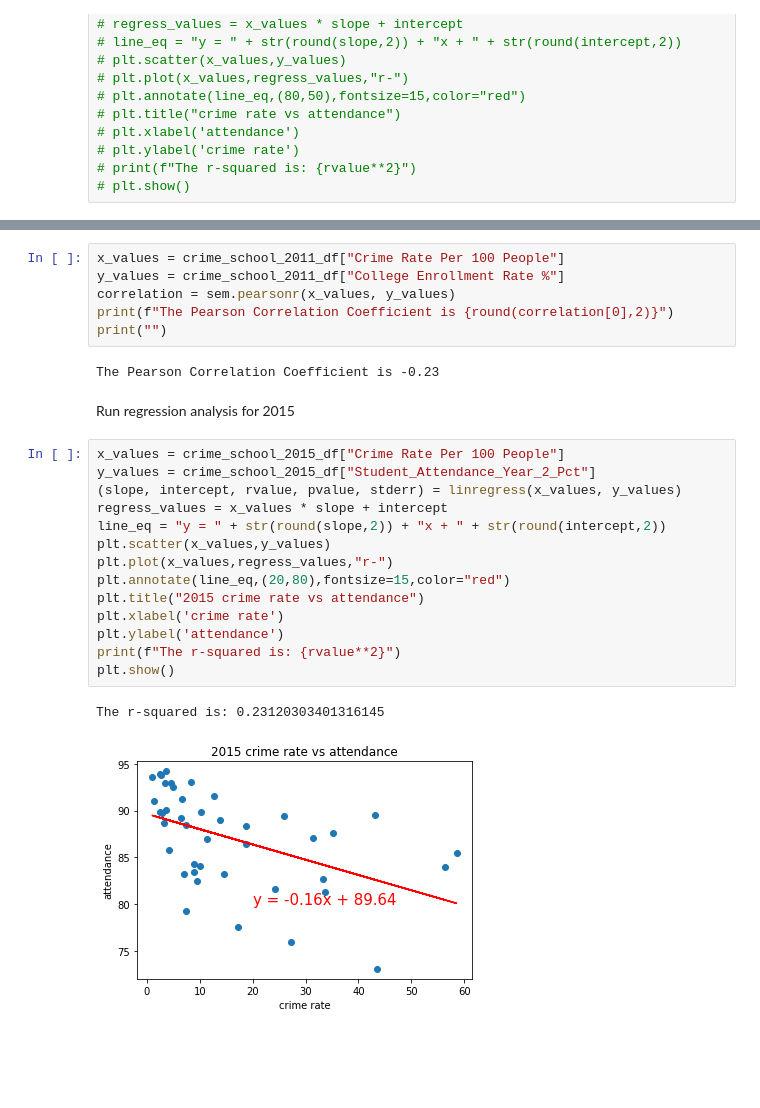
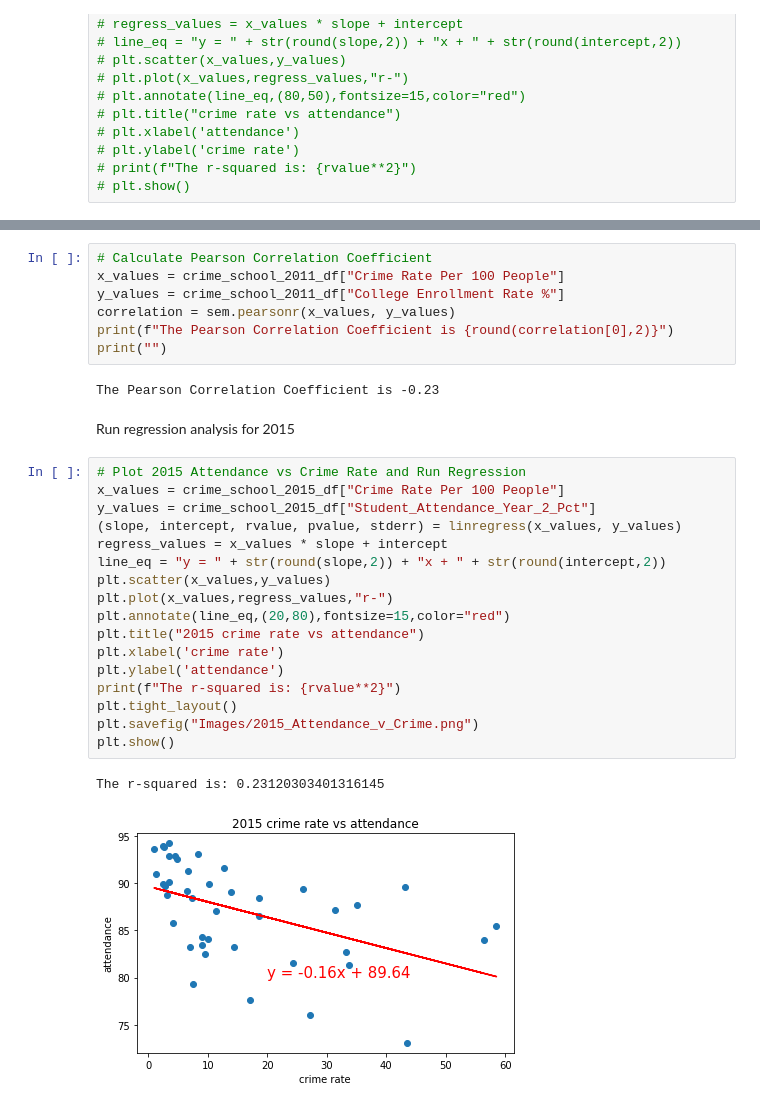
Before and after one commit to MattPostlewaite/NWBC-Project1-Group2, a Jupyter notebook: school_crime_analysis.ipynb, the cells around one changed output, grey strips where cells are left out. Drawn from its saved outputs; the diff is of its cells as text; blank space fills up the shorter version.

```diff
--- a/school_crime_analysis.ipynb
+++ b/school_crime_analysis.ipynb
@@ -244,4 +260,5 @@ The r-squared is: 0.05349069100061563
 # %%
+# Calculate Pearson Correlation Coefficient
 x_values = crime_school_2011_df["Crime Rate Per 100 People"]
 y_values = crime_school_2011_df["College Enrollment Rate %"]
 correlation = sem.pearsonr(x_values, y_values)
@@ -252,20 +269,23 @@ The Pearson Correlation Coefficient is -0.23
 # %% [markdown]
 Run regression analysis for 2015
 # %%
+# Plot 2015 Attendance vs Crime Rate and Run Regression
 x_values = crime_school_2015_df["Crime Rate Per 100 People"]
 y_values = crime_school_2015_df["Student_Attendance_Year_2_Pct"]
 (slope, intercept, rvalue, pvalue, stderr) = linregress(x_values, y_values)
 regress_values = x_values * slope + intercept
 line_eq = "y = " + str(round(slope,2)) + "x + " + str(round(intercept,2))
 plt.scatter(x_values,y_values)
 plt.plot(x_values,regress_values,"r-")
 plt.annotate(line_eq,(20,80),fontsize=15,color="red")
 plt.title("2015 crime rate vs attendance")
 plt.xlabel('crime rate')
 plt.ylabel('attendance')
 print(f"The r-squared is: {rvalue**2}")
+plt.tight_layout()
+plt.savefig("Images/2015_Attendance_v_Crime.png")
 plt.show()
 # %% [output]
 The r-squared is: 0.23120303401316145
-[figure, old version]
+[figure, new version]
 # %%
```
Also changed, not shown: parts of 31 cells of this notebook, 8 other files.
